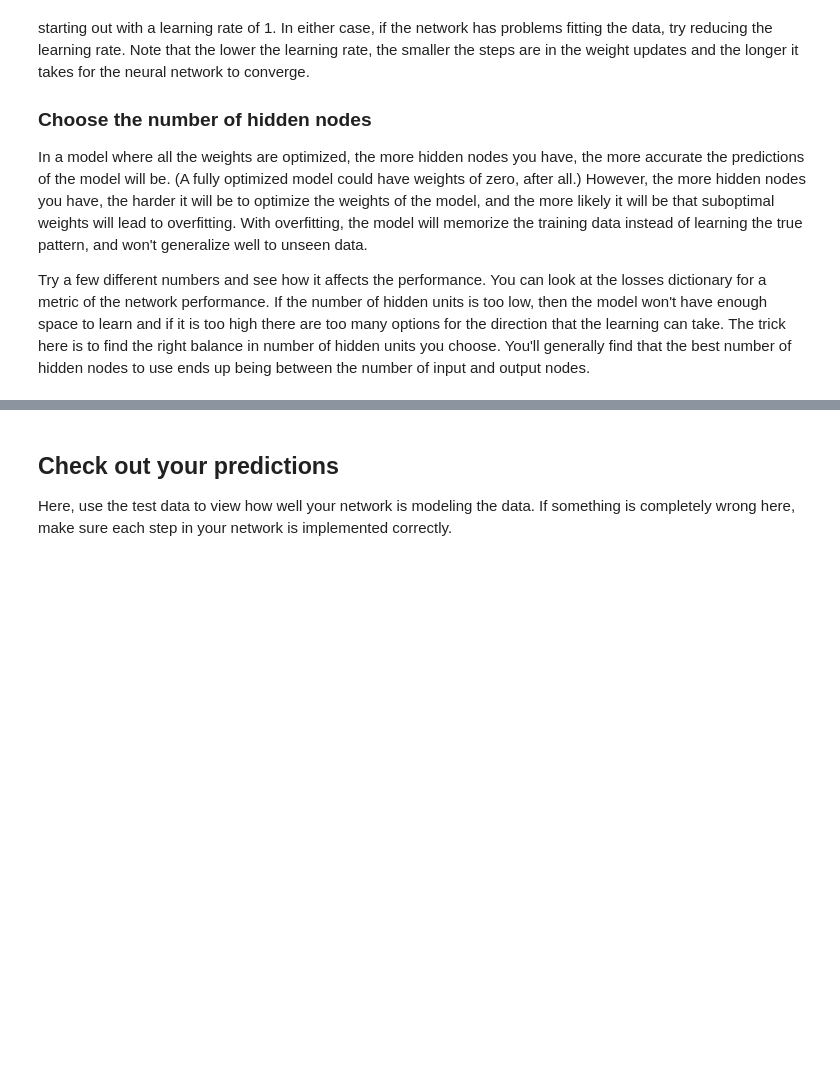
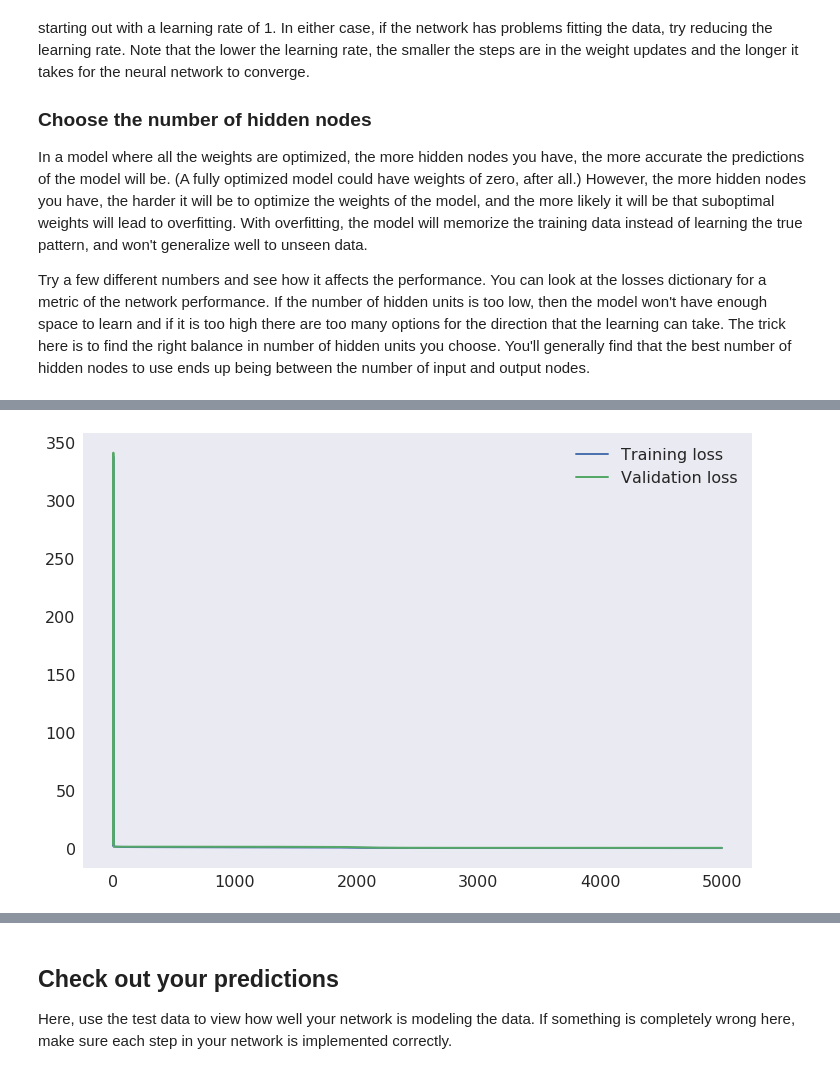
Before and after one commit to raphaelrrcoelho/first-neural-network, a Jupyter notebook: Your_first_neural_network.ipynb, the cells around one changed output, grey strips where cells are left out. Cells and saved outputs as stored; diff of their text form; code cells hidden in the pictures; blank space fills up the shorter version.

```diff
--- a/Your_first_neural_network.ipynb
+++ b/Your_first_neural_network.ipynb
@@ -205,8 +237,10 @@ import sys
 ### Set the hyperparameters in you myanswers.py file ###
 ####################
 
-from my_answers import iterations, learning_rate, hidden_nodes, output_nodes
-
+iterations = 5000
+learning_rate = 0.5
+hidden_nodes = 40
+output_nodes = 1
 
 N_i = train_features.shape[1]
 network = NeuralNetwork(N_i, hidden_nodes, output_nodes, learning_rate)
@@ -215,7 +249,7 @@ losses = {'train':[], 'validation':[]}
 for ii in range(iterations):
     # Go through a random batch of 128 records from the training data set
     batch = np.random.choice(train_features.index, size=128)
-    X, y = train_features.ix[batch].values, train_targets.ix[batch]['cnt']
+    X, y = train_features.iloc[batch].values, train_targets.iloc[batch]['cnt']
 
     network.train(X, y)
 
@@ -232,3 +268,10 @@ for ii in range(iterations):
+# %%
+plt.plot(losses['train'], label='Training loss')
+plt.plot(losses['validation'], label='Validation loss')
+plt.legend()
+_ = plt.ylim()
+# %% [output]
+[figure, added]
 # %%
 plt.plot(losses['train'], label='Training loss')
 plt.plot(losses['validation'], label='Validation loss')
```
Also changed, not shown: parts of 12 cells of this notebook, 1 other file.
